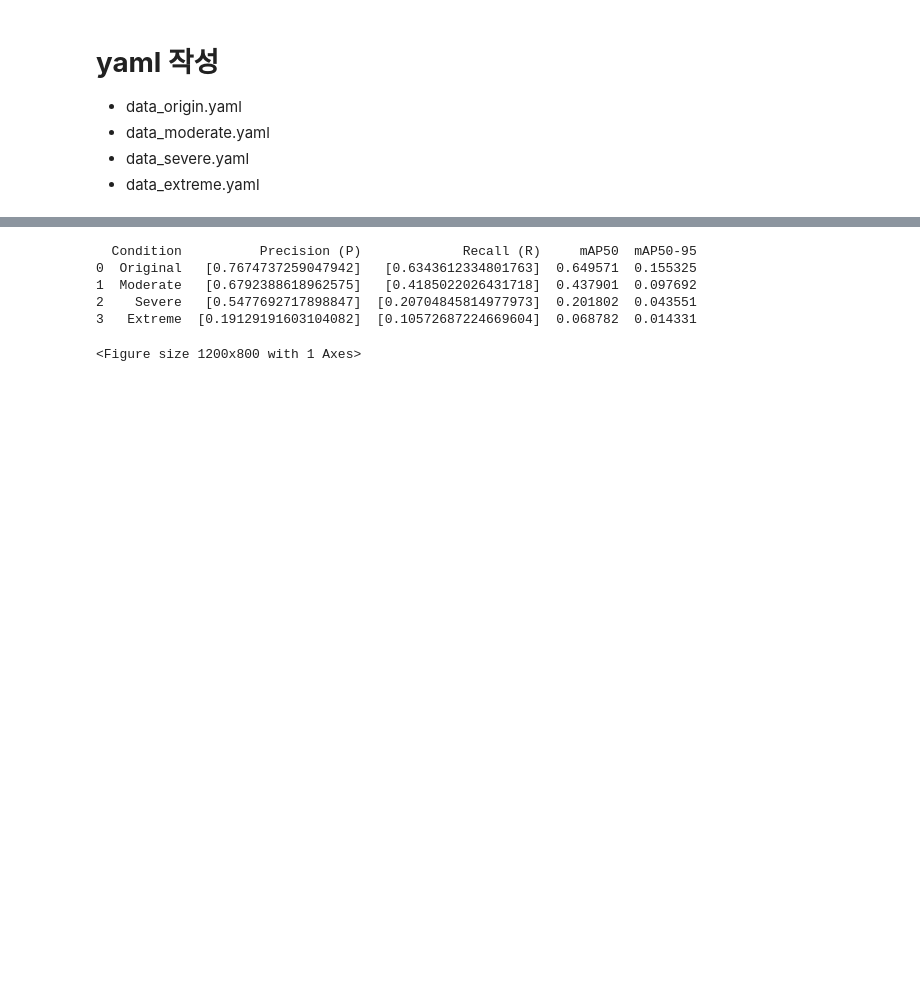
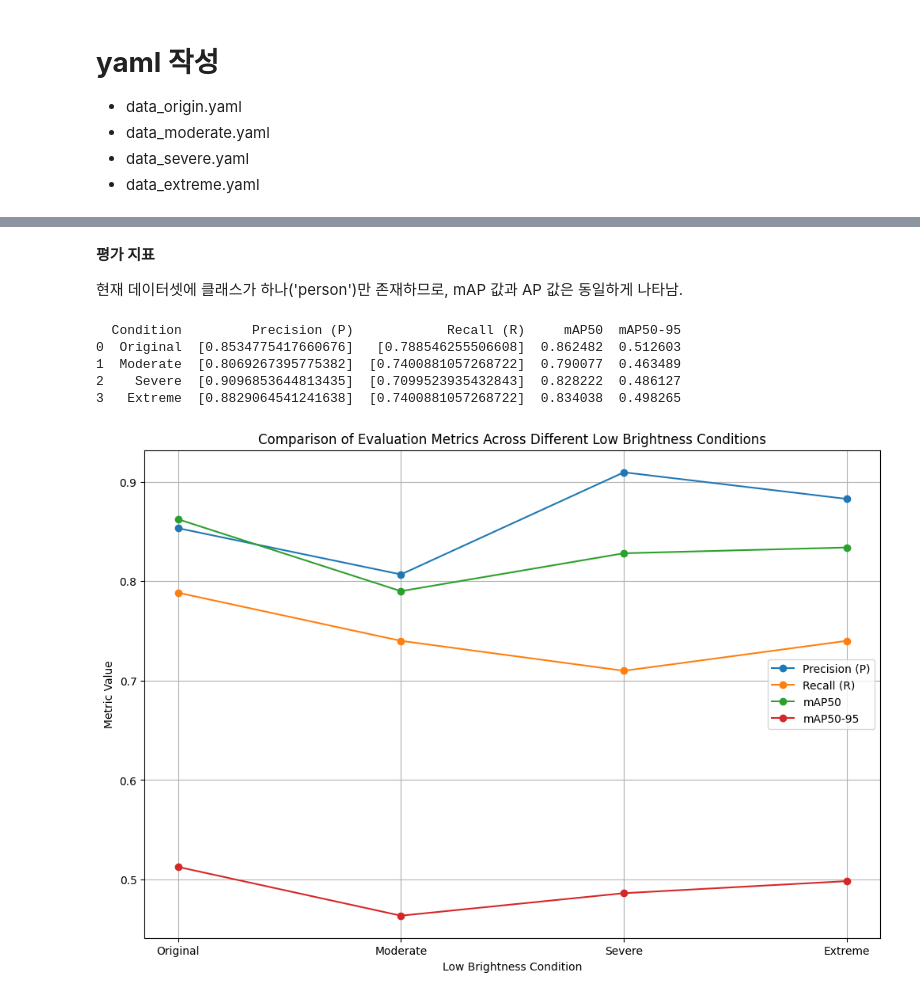
Before and after one commit to CSID-DGU/2024-02-CSC4004-2-5-Jirijyo, a Jupyter notebook: Object_Detection/LowLight_YOLO.ipynb, the cells around one changed output, grey strips where cells are left out. Cells and saved outputs as stored; diff of their text form; code cells hidden in the pictures; blank space fills up the shorter version.

Commit message:
저조도별 YOLO 모델 학습 및 가중치 추가, 사람 클래스 평가 지표 비교

```diff
--- a/Object_Detection/LowLight_YOLO.ipynb
+++ b/Object_Detection/LowLight_YOLO.ipynb
@@ -268,0 +318,6 @@ Results saved to runs\detect\val6
+# %%
+from ultralytics import YOLO
+
+# 원본 데이터로 훈련된 모델 평가
+model_original = YOLO('/content/drive/MyDrive/CCTV-People-Dataset/runs/train/original/weights/best.pt')
+results_original = model_original.val(data='/content/drive/MyDrive/CCTV-People-Dataset/data_origin.yaml')
@@ -268,0 +337,12 @@ Results saved to runs\detect\val6
+# %%
+# 중간 저조도
+model_moderate = YOLO('/content/drive/MyDrive/CCTV-People-Dataset/runs/train/moderate/weights/best.pt')
+results_moderate = model_moderate.val(data='/content/drive/MyDrive/CCTV-People-Dataset/data_moderate.yaml')
+
+# 심한 저조도
+model_severe = YOLO('/content/drive/MyDrive/CCTV-People-Dataset/runs/train/severe/weights/best.pt')
+results_severe = model_severe.val(data='/content/drive/MyDrive/CCTV-People-Dataset/data_severe.yaml')
+
+# 매우 심한 저조도
+model_extreme = YOLO('/content/drive/MyDrive/CCTV-People-Dataset/runs/train/extreme/weights/best.pt')
+results_extreme = model_extreme.val(data='/content/drive/MyDrive/CCTV-People-Dataset/data_extreme.yaml')
@@ -269,3 +365,7 @@ Results saved to runs\detect\val6
+# %% [markdown]
+**평가 지표**
+
+현재 데이터셋에 클래스가 하나('person')만 존재하므로, mAP 값과 AP 값은 동일하게 나타남.
 # %%
 import pandas as pd
 import matplotlib.pyplot as plt
@@ -276,12 +376,12 @@ def extract_metrics(result):
         "Precision (P)": result.box.p,  # 단일 값으로 사용
         "Recall (R)": result.box.r,     # 단일 값으로 사용
         "mAP50": result.box.map50,      # 단일 값으로 사용
-        "mAP50-95": result.box.map
+        "mAP50-95": result.box.map      # 단일 값으로 사용
     }
     return metrics
 
 # 각 결과로부터 메트릭을 추출합니다.
-metrics_original = extract_metrics(results_origin)
+metrics_original = extract_metrics(results_original)
 metrics_moderate = extract_metrics(results_moderate)
 metrics_severe = extract_metrics(results_severe)
 metrics_extreme = extract_metrics(results_extreme)
@@ -292,36 +392,36 @@ data = {
     "Precision (P)": [metrics_original["Precision (P)"], metrics_moderate["Precision (P)"], metrics_severe["Precision (P)"], metrics_extreme["Precision (P)"]],
     "Recall (R)": [metrics_original["Recall (R)"], metrics_moderate["Recall (R)"], metrics_severe["Recall (R)"], metrics_extreme["Recall (R)"]],
     "mAP50": [metrics_original["mAP50"], metrics_moderate["mAP50"], metrics_severe["mAP50"], metrics_extreme["mAP50"]],
     "mAP50-95": [metrics_original["mAP50-95"], metrics_moderate["mAP50-95"], metrics_severe["mAP50-95"], metrics_extreme["mAP50-95"]],
 }
 
 # 데이터프레임 생성
 df = pd.DataFrame(data)
 
 # 결과 출력 (확인용)
 print(df)
 
 # 메트릭 비교를 위한 시각화
 metrics = ["Precision (P)", "Recall (R)", "mAP50", "mAP50-95"]
 x = df["Condition"]
 
 plt.figure(figsize=(12, 8))
 
 # 각 메트릭을 플롯으로 그립니다.
 for metric in metrics:
     plt.plot(x, df[metric], marker='o', label=metric)
 
 # 라벨 및 제목 설정
 plt.xlabel("Low Brightness Condition")
 plt.ylabel("Metric Value")
 plt.title("Comparison of Evaluation Metrics Across Different Low Brightness Conditions")
 plt.legend()
 plt.grid(True)
 plt.show()
 # %% [output]
-  Condition          Precision (P)             Recall (R)     mAP50  mAP50-95
-0  Original   [0.7674737259047942]   [0.6343612334801763]  0.649571  0.155325
-1  Moderate   [0.6792388618962575]   [0.4185022026431718]  0.437901  0.097692
-2    Severe   [0.5477692717898847]  [0.20704845814977973]  0.201802  0.043551
-3   Extreme  [0.19129191603104082]  [0.10572687224669604]  0.068782  0.014331
+  Condition         Precision (P)            Recall (R)     mAP50  mAP50-95
+0  Original  [0.8534775417660676]   [0.788546255506608]  0.862482  0.512603
+1  Moderate  [0.8069267395775382]  [0.7400881057268722]  0.790077  0.463489
+2    Severe  [0.9096853644813435]  [0.7099523935432843]  0.828222  0.486127
+3   Extreme  [0.8829064541241638]  [0.7400881057268722]  0.834038  0.498265
-<Figure size 1200x800 with 1 Axes>
+[figure, added]
```
Also changed, not shown: parts of 19 cells of this notebook, 48 other files.
